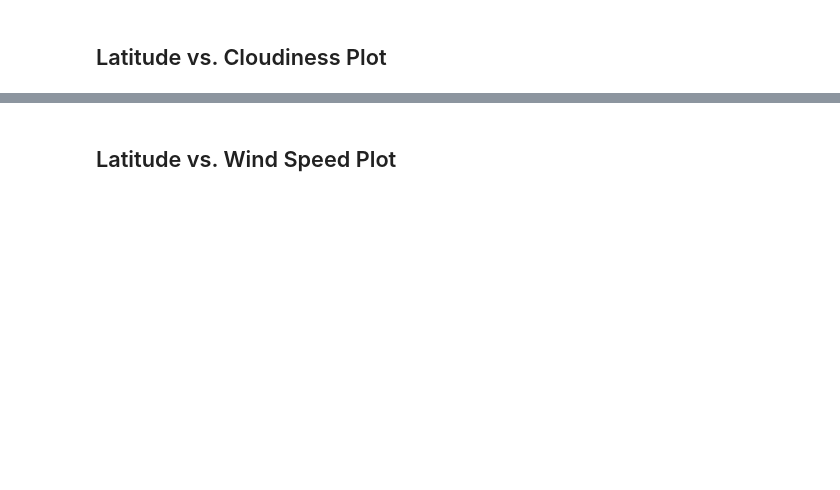
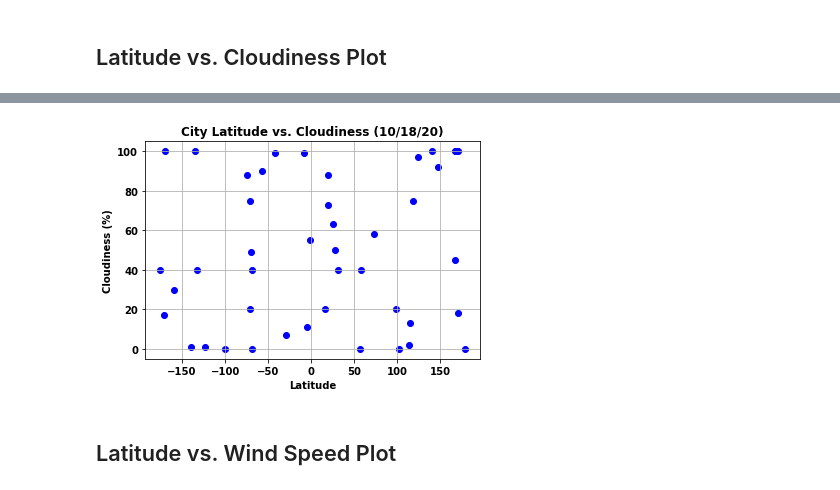
Before and after one commit to amblakemore/UCI_Homework_Blakemore, a Jupyter notebook: Python_API_Challenge/WeatherPy/WeatherPy.ipynb, the cells around one changed output, grey strips where cells are left out. Cells and saved outputs as stored; diff of their text form; code cells hidden in the pictures; blank space fills up the shorter version.

```diff
--- a/Python_API_Challenge/WeatherPy/WeatherPy.ipynb
+++ b/Python_API_Challenge/WeatherPy/WeatherPy.ipynb
@@ -184,2 +199,12 @@ Int64Index([], dtype='int64')
+# %%
+# Create the Scatter Plot
+plt.scatter(city_df["lat"], city_df["cloudiness"], facecolor= "blue")
+plt.title("City Latitude vs. Cloudiness (10/18/20)")
+plt.xlabel("Latitude")
+plt.ylabel("Cloudiness (%)")
+plt.grid()
+#plt.savefig(Images/CityLatitudevsCloudiness.png)
+# %% [output]
+[figure, added]
 # %% [markdown]
 ## Latitude vs. Wind Speed Plot
```
Also changed, not shown: parts of 13 cells of this notebook, 2 other files.
